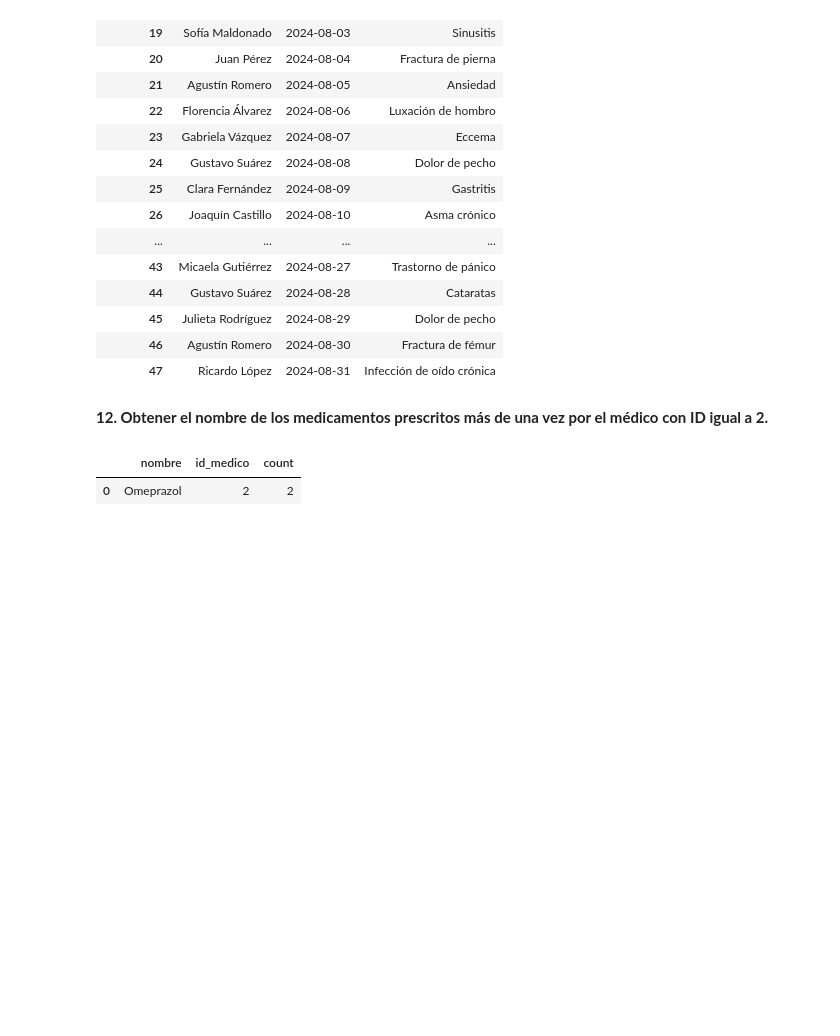
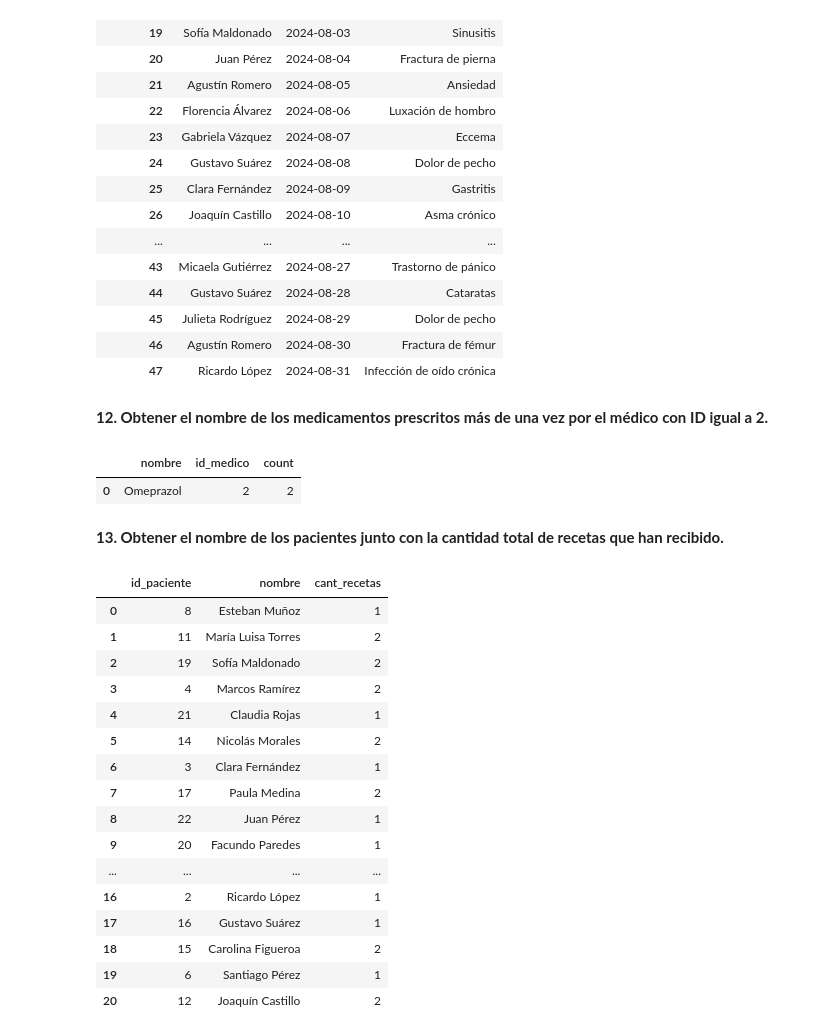
Before and after one commit to gonzagrau/TP5_GrauLuna, a Jupyter notebook: database_connection/queries.ipynb, the cells around one changed output. Saved outputs shown, nothing was run; the diff lists cells and outputs as text; code cells hidden in the pictures; blank space fills up the shorter version.

```diff
--- a/database_connection/queries.ipynb
+++ b/database_connection/queries.ipynb
@@ -284,3 +284,30 @@ pd.read_sql(query_12, engine)
 # %% [output]
 |  | nombre | id_medico | count |
 | 0 | Omeprazol | 2 | 2 |
+# %% [markdown]
+**13. Obtener el nombre de los pacientes junto con la cantidad total de recetas que han recibido.**
+# %%
+query_13 = ''' SELECT p.id_paciente, p.nombre, COUNT(r.id_receta) as cant_recetas
+FROM pacientes p JOIN recetas r
+ON p.id_paciente = r.id_paciente
+GROUP BY p.id_paciente, p.nombre;
+'''
+pd.read_sql(query_13, engine)
+# %% [output]
+|  | id_paciente | nombre | cant_recetas |
+| 0 | 8 | Esteban Muñoz | 1 |
+| 1 | 11 | María Luisa Torres | 2 |
+| 2 | 19 | Sofía Maldonado | 2 |
+| 3 | 4 | Marcos Ramírez | 2 |
+| 4 | 21 | Claudia Rojas | 1 |
+| 5 | 14 | Nicolás Morales | 2 |
+| 6 | 3 | Clara Fernández | 1 |
+| 7 | 17 | Paula Medina | 2 |
+| 8 | 22 | Juan Pérez | 1 |
+| 9 | 20 | Facundo Paredes | 1 |
+| ... | ... | ... | ... |
+| 16 | 2 | Ricardo López | 1 |
+| 17 | 16 | Gustavo Suárez | 1 |
+| 18 | 15 | Carolina Figueroa | 2 |
+| 19 | 6 | Santiago Pérez | 1 |
+| 20 | 12 | Joaquín Castillo | 2 |
```
Also changed, not shown: 1 other file.
